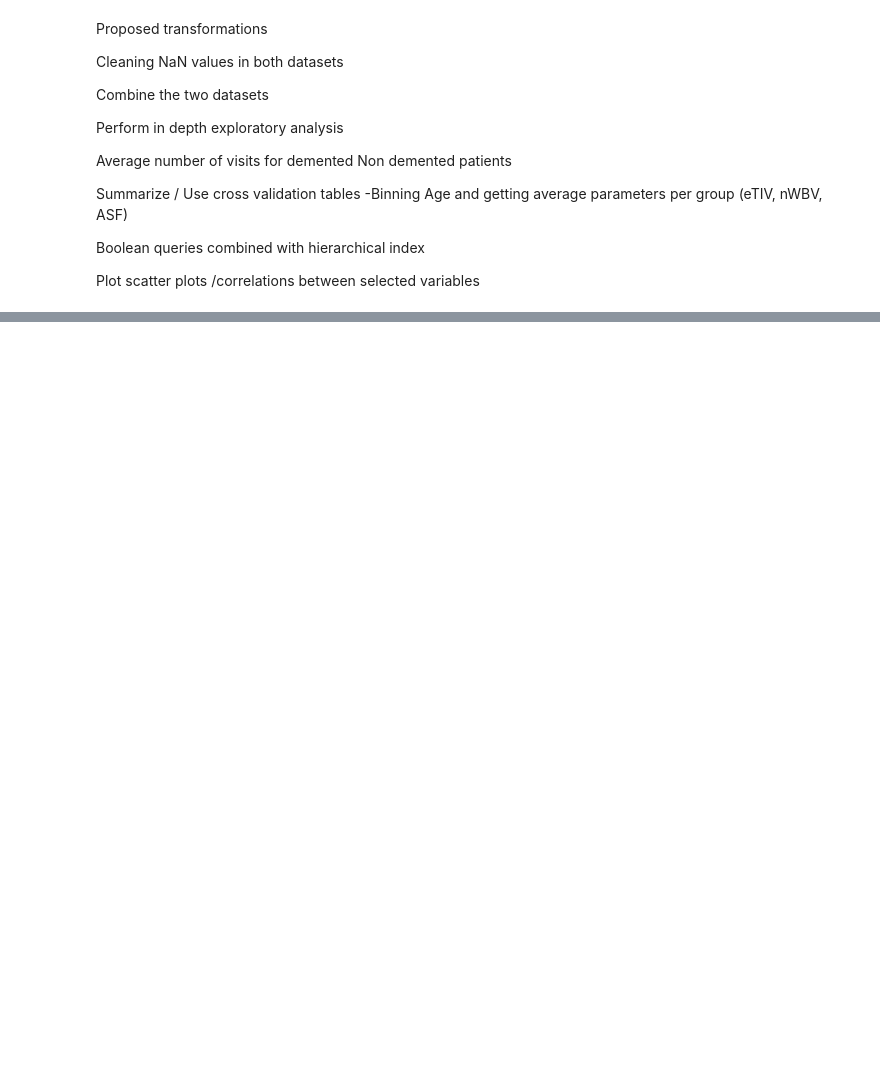
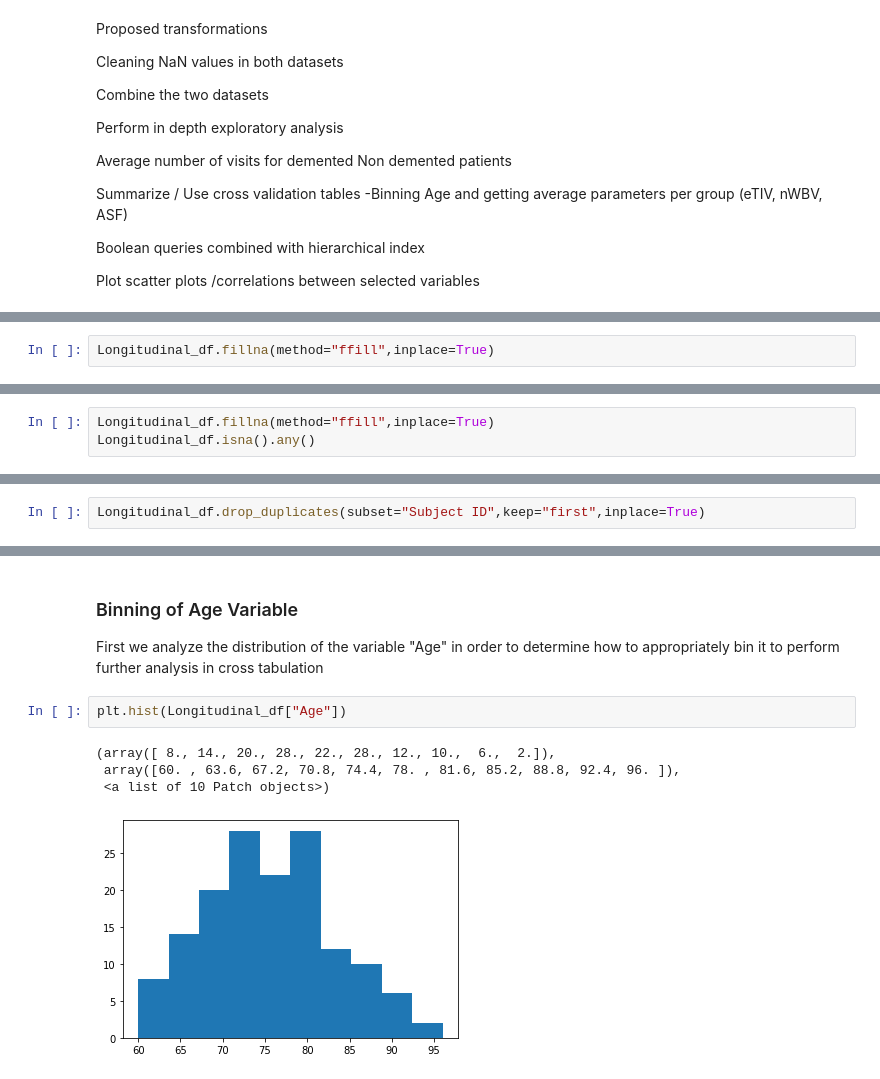
Before and after one commit to Rhaegar2012/CPSC-Project, a Jupyter notebook: CPSC-End of Term Project .ipynb, the cells around one changed output, grey strips where cells are left out. Cells and saved outputs as stored; diff of their text form; blank space fills up the shorter version.

```diff
--- a/CPSC-End of Term Project .ipynb
+++ b/CPSC-End of Term Project .ipynb
@@ -57,0 +114,2 @@ Plot scatter plots /correlations between selected variables
+# %%
+Longitudinal_df.fillna(method="ffill",inplace=True)
@@ -57,0 +134,3 @@ Plot scatter plots /correlations between selected variables
+# %%
+Longitudinal_df.fillna(method="ffill",inplace=True)
+Longitudinal_df.isna().any()
@@ -57,0 +188,2 @@ Plot scatter plots /correlations between selected variables
+# %%
+Longitudinal_df.drop_duplicates(subset="Subject ID",keep="first",inplace=True)
@@ -57,0 +250,11 @@ Plot scatter plots /correlations between selected variables
+# %% [markdown]
+### Binning of Age Variable
+
+First we analyze the distribution of the variable "Age" in order to determine how to appropriately bin it to perform further analysis in cross tabulation
+# %%
+plt.hist(Longitudinal_df["Age"])
+# %% [output]
+(array([ 8., 14., 20., 28., 22., 28., 12., 10.,  6.,  2.]),
+ array([60. , 63.6, 67.2, 70.8, 74.4, 78. , 81.6, 85.2, 88.8, 92.4, 96. ]),
+ <a list of 10 Patch objects>)
+[figure, added]
```
Also changed, not shown: parts of 81 cells of this notebook.
